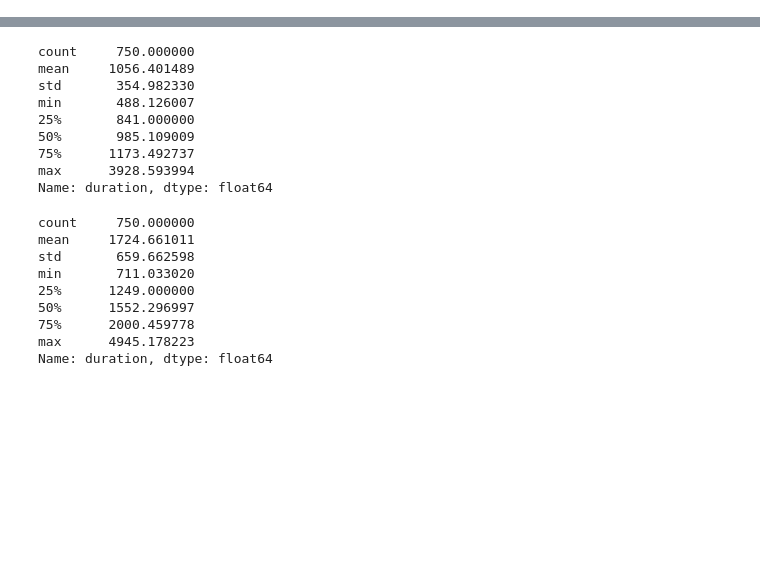
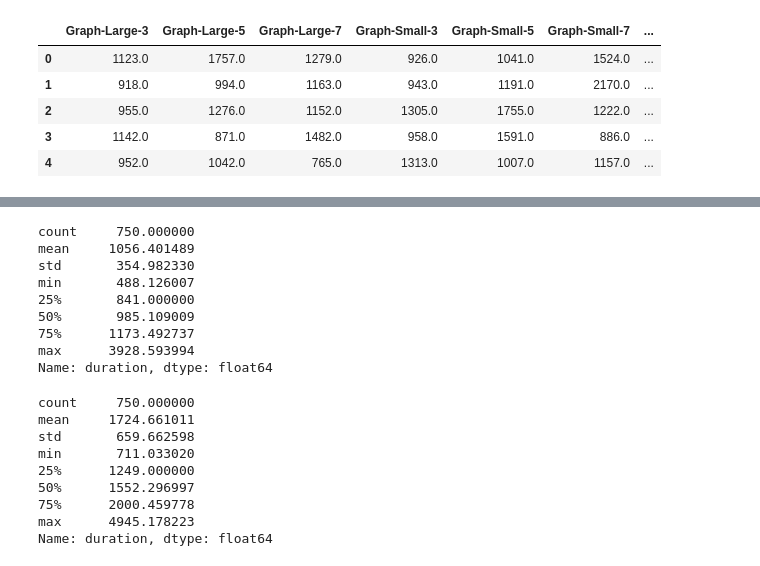
Before and after one commit to tngsk/labjs-study, a Jupyter notebook: ANOVA/Preprocessing.ipynb, the cells around one changed output, grey strips where cells are left out. Drawn from its saved outputs; the diff is of its cells as text; code cells hidden in the pictures; blank space fills up the shorter version.

```diff
--- a/ANOVA/Preprocessing.ipynb
+++ b/ANOVA/Preprocessing.ipynb
@@ -81,0 +75,23 @@ df.pivot_table('RT', columns=['repr','deviation','size'])
+# %%
+# 要因のすべての組み合わせを作成
+cases = itertools.product(
+    ['Graph','Number'],
+    itertools.product(['Large','Small'], [3,5,7]))
+
+pivot_data = pd.DataFrame()
+
+# 実験データを要因の組み合わせごとに縦に並べる
+for repr, (deviation, elements) in cases:
+    index = (repr, deviation, elements)
+    name = '{0}-{1}-{2}'.format(repr, deviation, elements)
+    pivot_data[name] = exp_df.loc[index].RT.values
+
+pivot_data.to_csv('pivot_data_125.csv')
+pivot_data.head()
+# %% [output]
+|  | Graph-Large-3 | Graph-Large-5 | Graph-Large-7 | Graph-Small-3 | Graph-Small-5 | Graph-Small-7 | ... |
+| 0 | 1123.0 | 1757.0 | 1279.0 | 926.0 | 1041.0 | 1524.0 | ... |
+| 1 | 918.0 | 994.0 | 1163.0 | 943.0 | 1191.0 | 2170.0 | ... |
+| 2 | 955.0 | 1276.0 | 1152.0 | 1305.0 | 1755.0 | 1222.0 | ... |
+| 3 | 1142.0 | 871.0 | 1482.0 | 958.0 | 1591.0 | 886.0 | ... |
+| 4 | 952.0 | 1042.0 | 765.0 | 1313.0 | 1007.0 | 1157.0 | ... |
```
Also changed, not shown: parts of 28 cells of this notebook, 1 other file.
